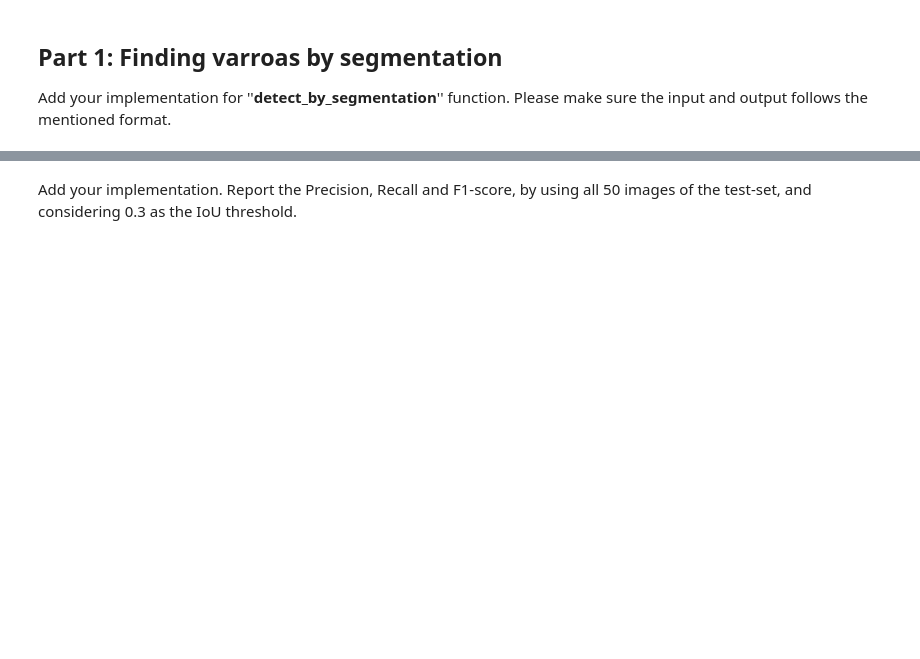
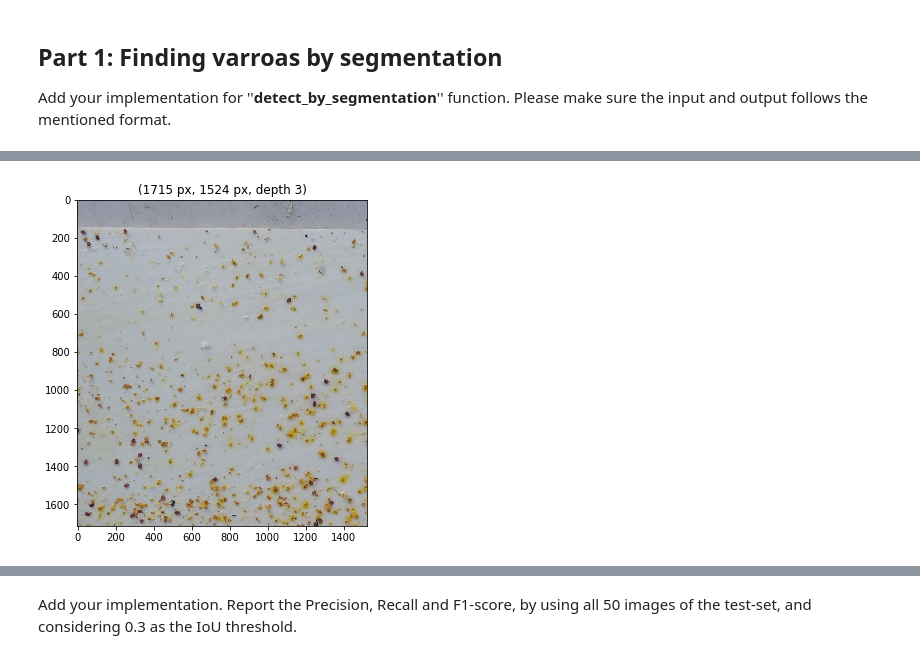
Before and after one commit to emmwel/img_an_pat_rec, a Jupyter notebook: project/special_project.ipynb, the cells around one changed output, grey strips where cells are left out. Saved outputs shown, nothing was run; the diff lists cells and outputs as text; code cells hidden in the pictures; blank space fills up the shorter version.

```diff
--- a/project/special_project.ipynb
+++ b/project/special_project.ipynb
@@ -54,7 +67,11 @@ img_collection = skimage.io.imread_collection(
 # %%
 def plot_image(img):
     fig, ax = plt.subplots(1,1, figsize=(6,6))
-    ax.imshow(img)
     size = img.shape
-    ax.set_title('({} px, {} px, depth {})'.format(size[0], size[1], size[2]))
+    if len(size) == 3:
+        ax.imshow(img)
+        ax.set_title('({} px, {} px, depth {})'.format(size[0], size[1], size[2]))
+    else:
+        ax.imshow(img, cmap='gray')
+        ax.set_title('({} px, {} px), single channel'.format(size[0], size[1]))
     plt.show()
@@ -78,0 +133,4 @@ def detect_by_segmentation(img):
+# %%
+plot_image(img_collection[13])
+# %% [output]
+[figure, added]
```
Also changed, not shown: parts of 12 cells of this notebook, 1 other file.
